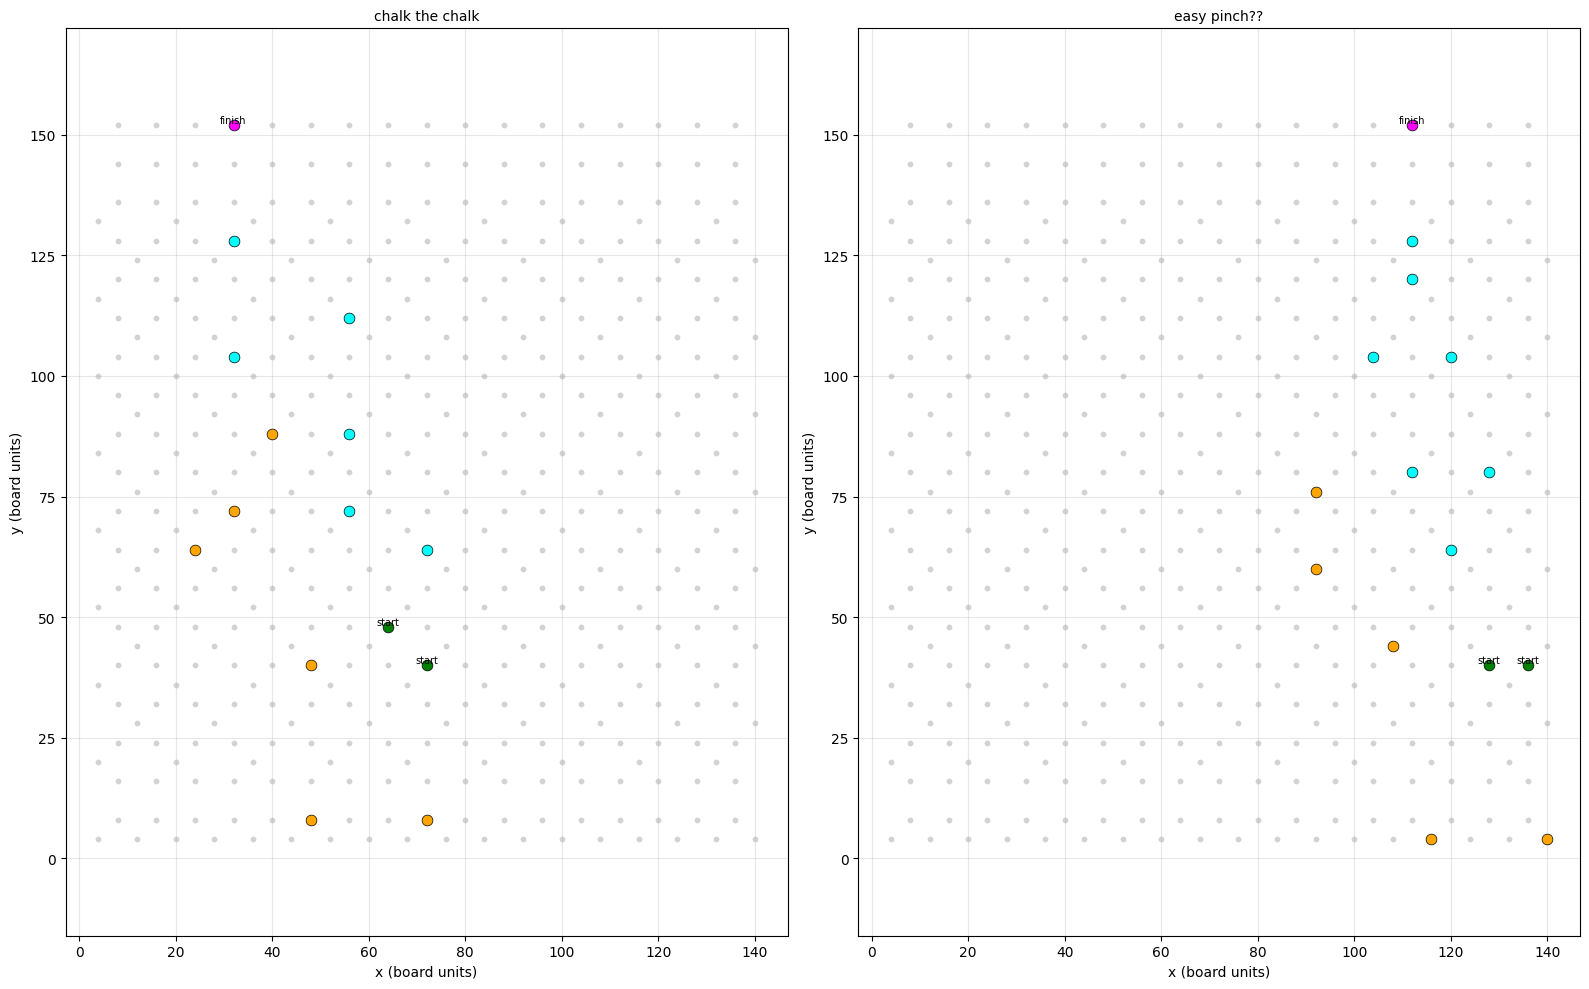
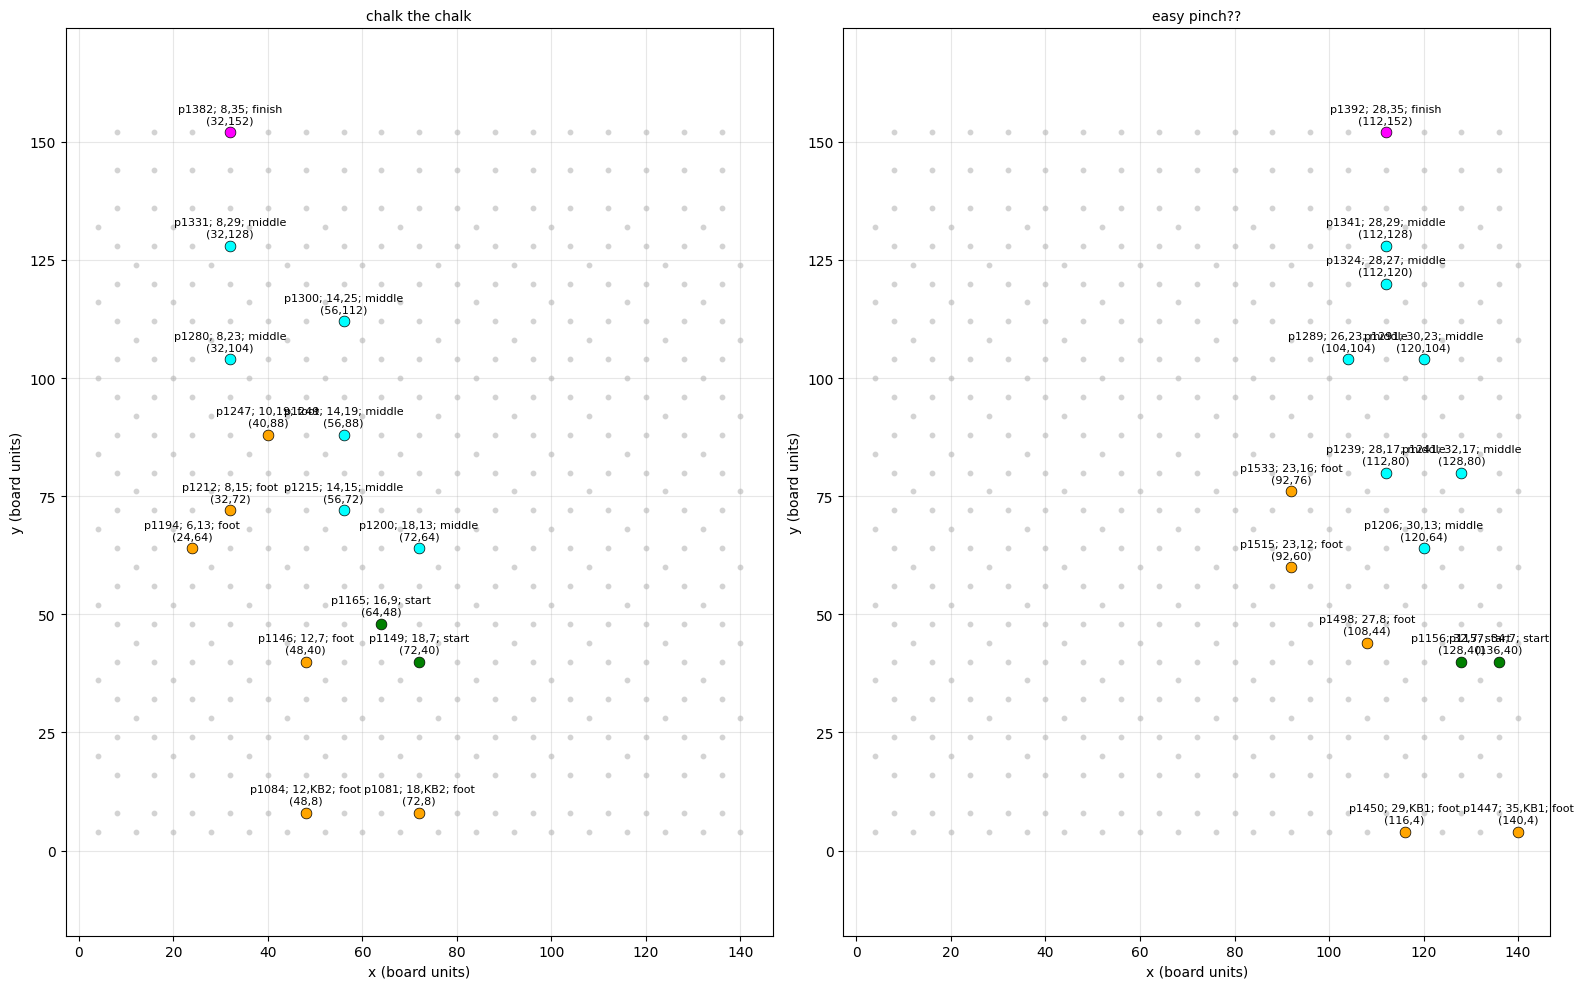
The change to this notebook cell's code, shown as a diff; its figure went from the first image to the second:
--- before
+++ after
@@ -15,13 +15,13 @@
 ]
 
-# Build placement_id -> (x, y, role) lookup for layout 1
+# Build placement_id -> (x, y, hole_name) lookup for layout 1
 placement_lookup = {}
 for row in cur.execute("""
-    SELECT p.id, h.x, h.y
+    SELECT p.id, h.x, h.y, h.name
     FROM placements p
     JOIN holes h ON p.hole_id = h.id
     WHERE p.layout_id = 1
 """):
-    placement_lookup[row[0]] = (row[1], row[2])
+    placement_lookup[row[0]] = (row[1], row[2], row[3])
 
 role_lookup = {}
@@ -42,7 +42,7 @@
             pid, rid = int(pid), int(rid)
             if pid in placement_lookup:
-                x, y = placement_lookup[pid]
+                x, y, hole_name = placement_lookup[pid]
                 role = role_lookup.get(rid, "unknown")
-                holds.append((x, y, role))
+                holds.append((x, y, role, pid, hole_name))
         climbs_data.append((row[1], holds))
 
@@ -55,8 +55,8 @@
 for ax, (cname, holds) in zip(axes, climbs_data):
     ax.scatter(all_xs, all_ys, s=10, c='lightgray', zorder=1)
-    for x, y, role in holds:
+    for x, y, role, pid, hole_name in holds:
         ax.scatter(x, y, s=60, c=colors.get(role, 'blue'), zorder=2, edgecolors='black', linewidths=0.5)
-        if role in ('start', 'finish'):
-            ax.annotate(role, (x, y), fontsize=7, ha='center', va='bottom')
+        ax.annotate(f"p{pid}; {hole_name}; {role}\n({x},{y})", (x, y), fontsize=8, ha='center', va='bottom',
+                    textcoords='offset points', xytext=(0, 5))
     ax.set_title(cname, fontsize=10)
     ax.set_xlabel("x (board units)")

Commit: updated README and added kilter database reference